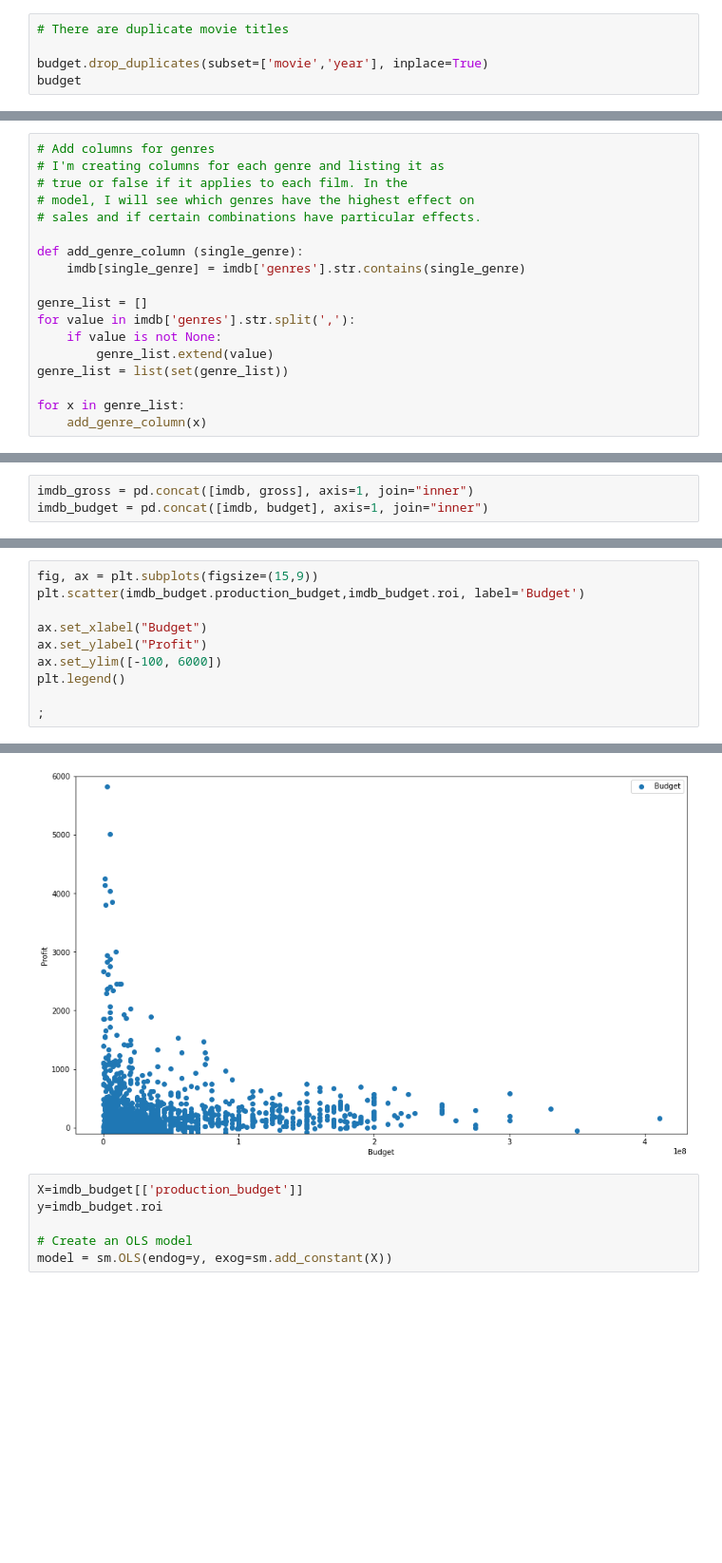
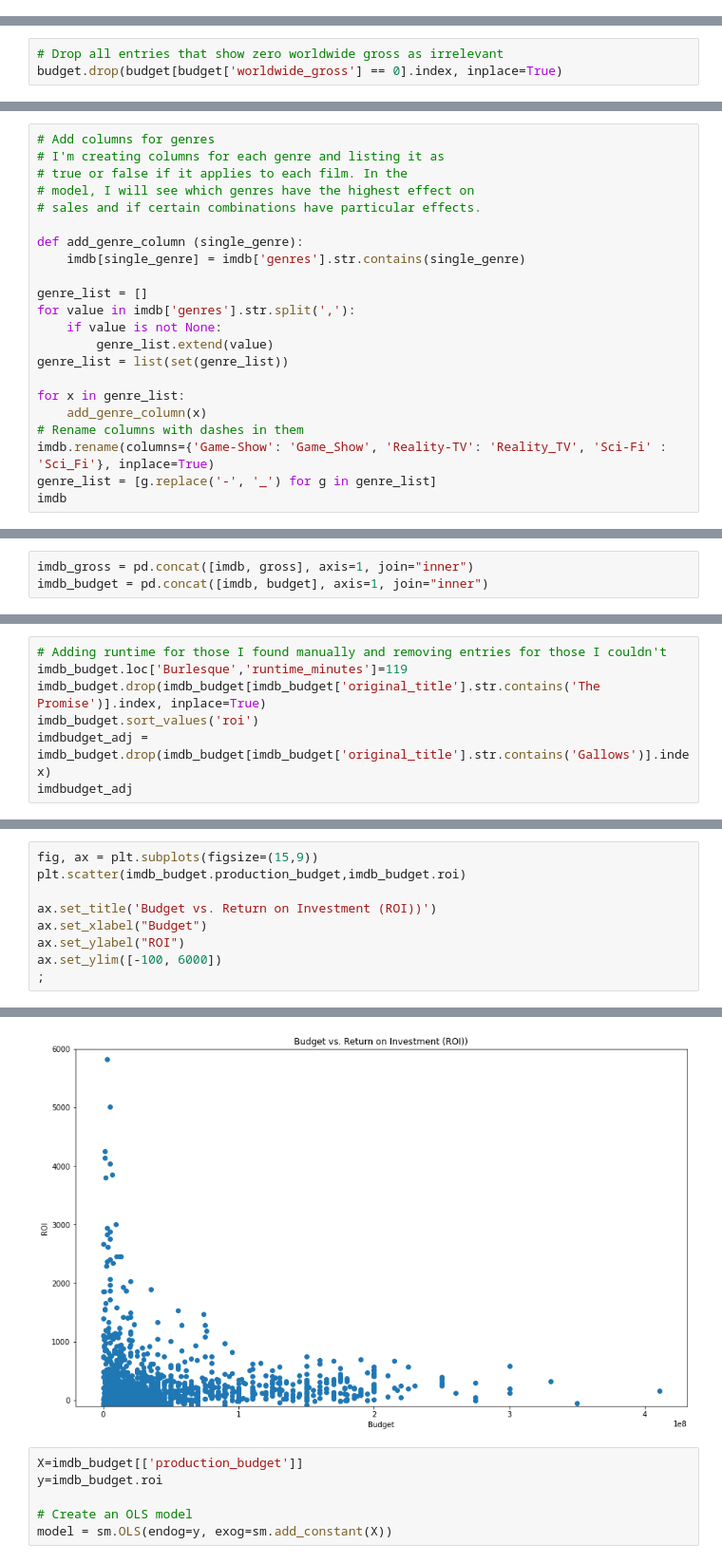
Before and after one commit to MattLeRoi/dsc-phase-2-project-v3, a Jupyter notebook: student.ipynb, the cells around one changed output, grey strips where cells are left out. Shown at 95% size. Cells and saved outputs as stored; diff of their text form; blank space fills up the shorter version.

Commit message:
added more analysis and many more graphs

```diff
--- a/student.ipynb
+++ b/student.ipynb
@@ -103,5 +101,0 @@ budget
-# %%
-# There are duplicate movie titles
-
-budget.drop_duplicates(subset=['movie','year'], inplace=True)
-budget
@@ -122,3 +102,6 @@ budget
+# %%
+# Drop all entries that show zero worldwide gross as irrelevant
+budget.drop(budget[budget['worldwide_gross'] == 0].index, inplace=True)
 # %%
 conn = sqlite3.connect("./data/im.db") # Open a connection to IMDB file
 cursor = conn.cursor() # Initialize cursor
@@ -191,3 +174,7 @@ genre_list = list(set(genre_list))
 
 for x in genre_list:
     add_genre_column(x)
+# Rename columns with dashes in them
+imdb.rename(columns={'Game-Show': 'Game_Show', 'Reality-TV': 'Reality_TV', 'Sci-Fi' : 'Sci_Fi'}, inplace=True)
+genre_list = [g.replace('-', '_') for g in genre_list]
+imdb
@@ -258,0 +243,7 @@ imdb_budget.sort_values('roi')
+# %%
+# Adding runtime for those I found manually and removing entries for those I couldn't
+imdb_budget.loc['Burlesque','runtime_minutes']=119
+imdb_budget.drop(imdb_budget[imdb_budget['original_title'].str.contains('The Promise')].index, inplace=True)
+imdb_budget.sort_values('roi')
+imdbudget_adj = imdb_budget.drop(imdb_budget[imdb_budget['original_title'].str.contains('Gallows')].index)
+imdbudget_adj
@@ -259,16 +293,15 @@ imdb_budget.sort_values('roi')
 # %%
 fig, ax = plt.subplots(figsize=(15,9))
-plt.scatter(imdb_budget.production_budget,imdb_budget.roi, label='Budget')
+plt.scatter(imdb_budget.production_budget,imdb_budget.roi)
 
+ax.set_title('Budget vs. Return on Investment (ROI))')
 ax.set_xlabel("Budget")
-ax.set_ylabel("Profit")
+ax.set_ylabel("ROI")
 ax.set_ylim([-100, 6000])
-plt.legend()
-
 ;
 # %% [output]
 ''
-[figure, old version]
+[figure, new version]
 # %%
 X=imdb_budget[['production_budget']]
 y=imdb_budget.roi
```
Also changed, not shown: parts of 33 cells of this notebook.
